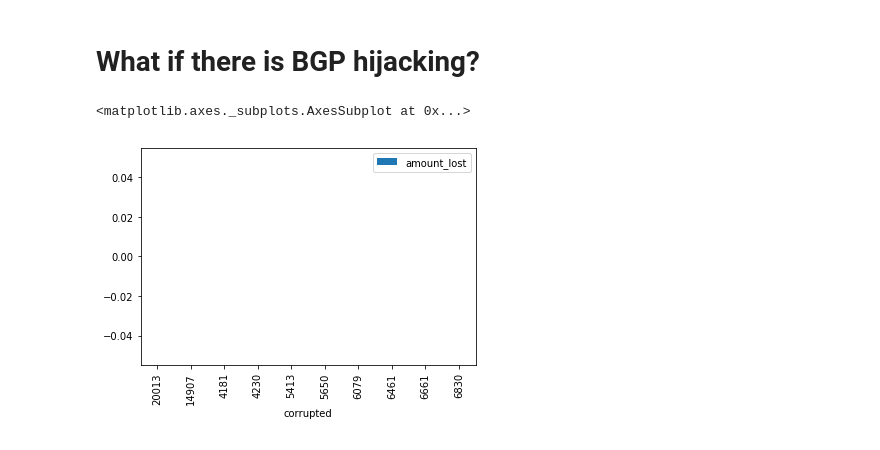
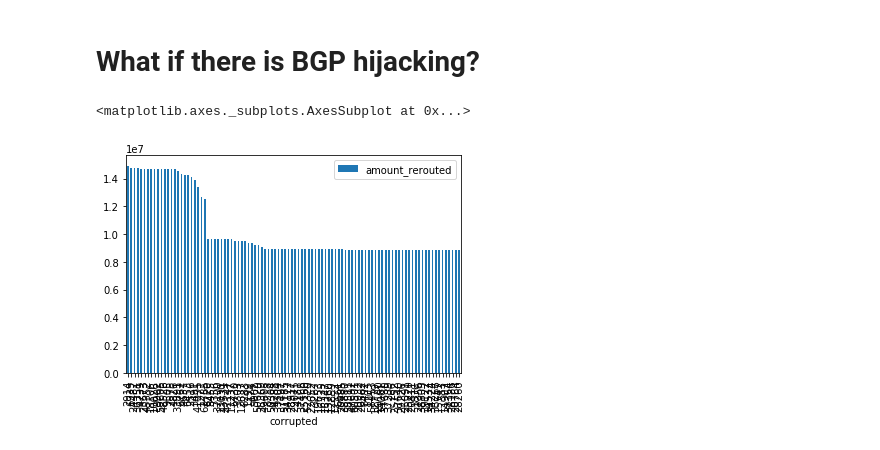
Before and after one commit to dedis/student_19_ripple-partition, a Jupyter notebook: find_match.ipynb, the cells around one changed output. Drawn from its saved outputs; the diff is of its cells as text; code cells hidden in the pictures.

```diff
--- a/find_match.ipynb
+++ b/find_match.ipynb
@@ -366,7 +364,7 @@ df_corrupted.set_index('corrupted').to_csv('statistics_hijack_cpp.csv')
 # %%
 df_corrupted = pd.read_csv('statistics_hijack_cpp.csv', index_col='corrupted')
 # %%
-df_corrupted['amount_lost'].sort_values(ascending=False).head(10).to_frame().plot.bar()
+df_corrupted['amount_rerouted'].sort_values(ascending=False).head(100).to_frame().plot.bar()
 # %% [output]
 <matplotlib.axes._subplots.AxesSubplot at 0x...>
-[figure, old version]
+[figure, new version]
```
Also changed, not shown: parts of 10 cells of this notebook.
